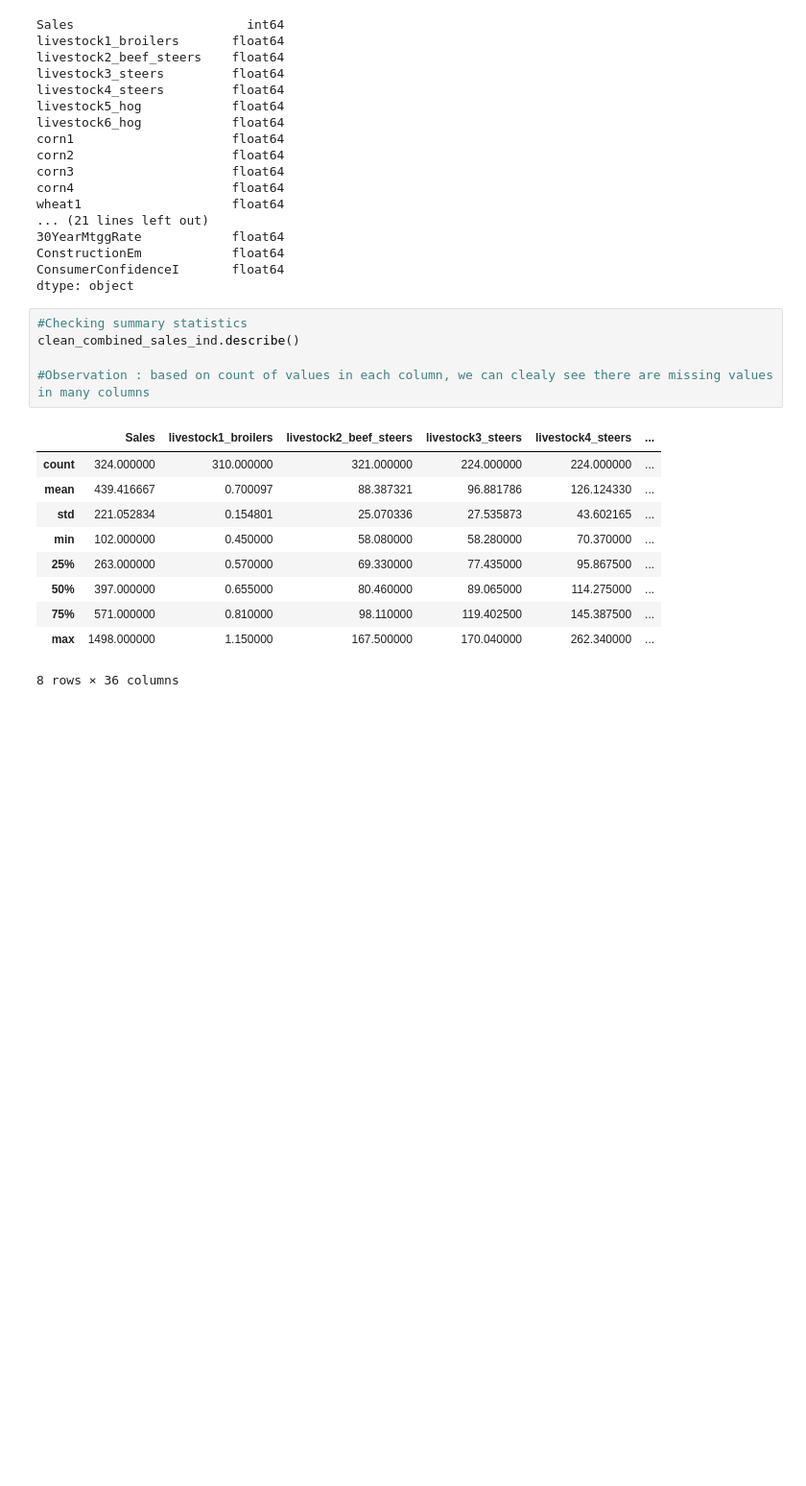
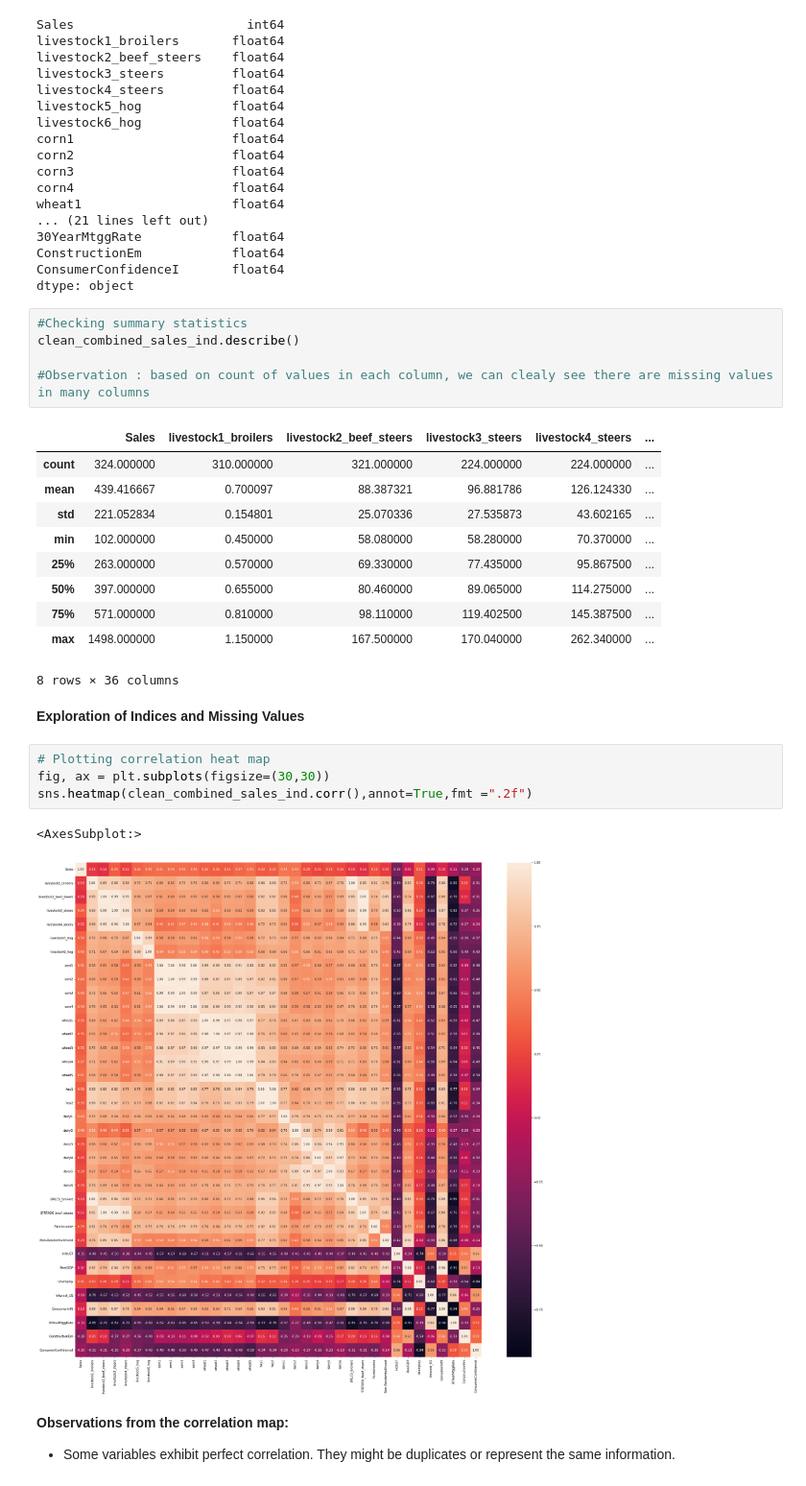
Before and after one commit to vivekkum-ar/Sales-Forecast-for-Agriculture-Products, a Jupyter notebook: Data Exploration-EDA.ipynb, the cells around one changed output. Shown at 96% size. Drawn from its saved outputs; the diff is of its cells as text; blank space fills up the shorter version.

Commit message:
Exploring co-relation heatmap

```diff
--- a/Data Exploration-EDA.ipynb
+++ b/Data Exploration-EDA.ipynb
@@ -142,3 +142,15 @@ clean_combined_sales_ind.describe()
 | 75% | 571.000000 | 0.810000 | 98.110000 | 119.402500 | 145.387500 | ... |
 | max | 1498.000000 | 1.150000 | 167.500000 | 170.040000 | 262.340000 | ... |
 8 rows × 36 columns
+# %% [markdown]
+**Exploration of Indices and Missing Values**
+# %%
+# Plotting correlation heat map
+fig, ax = plt.subplots(figsize=(30,30))
+sns.heatmap(clean_combined_sales_ind.corr(),annot=True,fmt =".2f")
+# %% [output]
+<AxesSubplot:>
+[figure, added]
+# %% [markdown]
+**Observations from the correlation map:**
+* Some variables exhibit perfect correlation. They might be duplicates or represent the same information.
```
Also changed, not shown: parts of 1 cell of this notebook.
